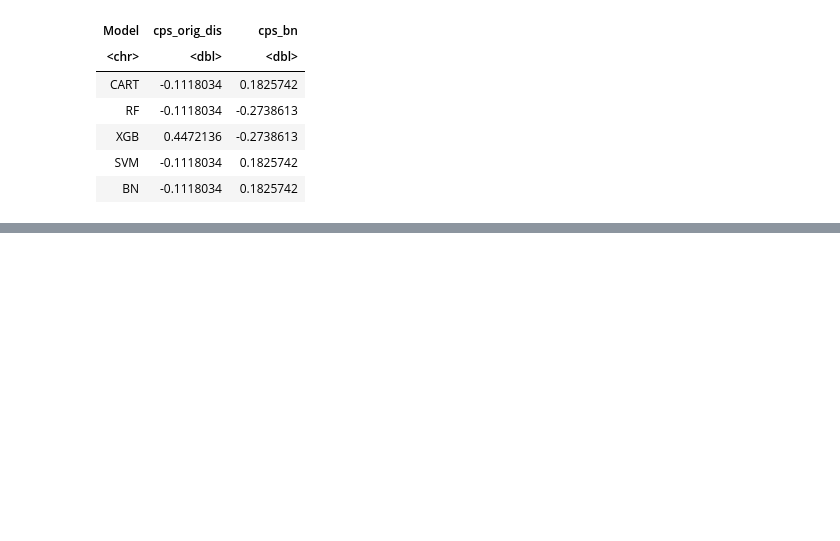
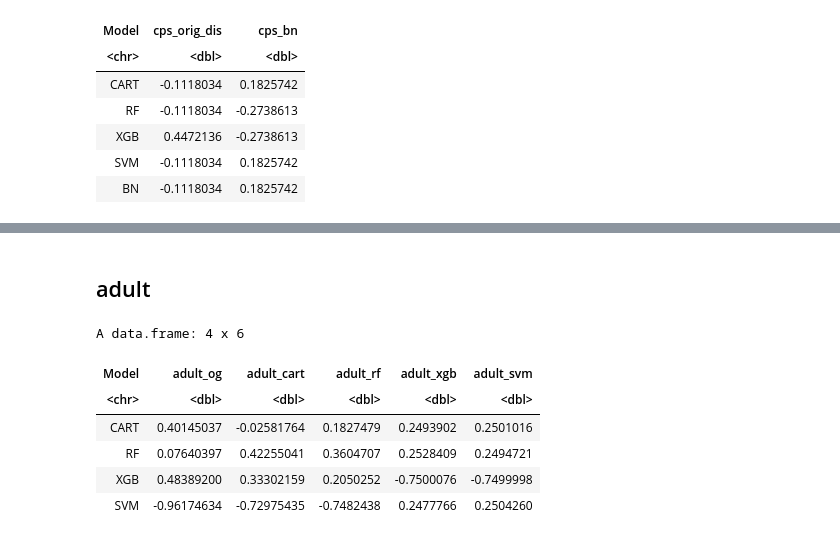
Before and after one commit to foesine/Master-Thesis, a Jupyter notebook: Evaluation.ipynb, the cells around one changed output, grey strips where cells are left out. Drawn from its saved outputs; the diff is of its cells as text; code cells hidden in the pictures; blank space fills up the shorter version.

```diff
--- a/Evaluation.ipynb
+++ b/Evaluation.ipynb
@@ -2289,0 +2386,26 @@ A data.frame: 5 x 3
+# %% [markdown]
+## adult
+# %%
+# ensure numeric type excluding the first column
+metric_dfs_within_zscore$Accuracy_adult_og[-1] <- lapply(metric_dfs_within_zscore$Accuracy_adult_og[-1], as.numeric)
+metric_dfs_within_zscore$F1_adult_og[-1] <- lapply(metric_dfs_within_zscore$F1_adult_og[-1], as.numeric)
+metric_dfs_within_zscore$Sensitivity_adult_og[-1] <- lapply(metric_dfs_within_zscore$Sensitivity_adult_og[-1], as.numeric)
+metric_dfs_within_zscore$Specificity_adult_og[-1] <- lapply(metric_dfs_within_zscore$Specificity_adult_og[-1], as.numeric)
+
+average_df <- data.frame(
+  Model = metric_dfs_within_zscore$Accuracy_adult_og[[1]],  # modelnames
+  (metric_dfs_within_zscore$Accuracy_adult_og[-1] +
+   metric_dfs_within_zscore$F1_adult_og[-1] +
+   metric_dfs_within_zscore$Sensitivity_adult_og[-1] +
+   metric_dfs_within_zscore$Specificity_adult_og[-1]) / 4
+)
+
+average_df
+# %% [output]
+A data.frame: 4 x 6
+| Model | adult_og | adult_cart | adult_rf | adult_xgb | adult_svm |
+| <chr> | <dbl> | <dbl> | <dbl> | <dbl> | <dbl> |
+| CART | 0.40145037 | -0.02581764 | 0.1827479 | 0.2493902 | 0.2501016 |
+| RF | 0.07640397 | 0.42255041 | 0.3604707 | 0.2528409 | 0.2494721 |
+| XGB | 0.48389200 | 0.33302159 | 0.2050252 | -0.7500076 | -0.7499998 |
+| SVM | -0.96174634 | -0.72975435 | -0.7482438 | 0.2477766 | 0.2504260 |
```
Also changed, not shown: parts of 42 cells of this notebook, 28 other files.
